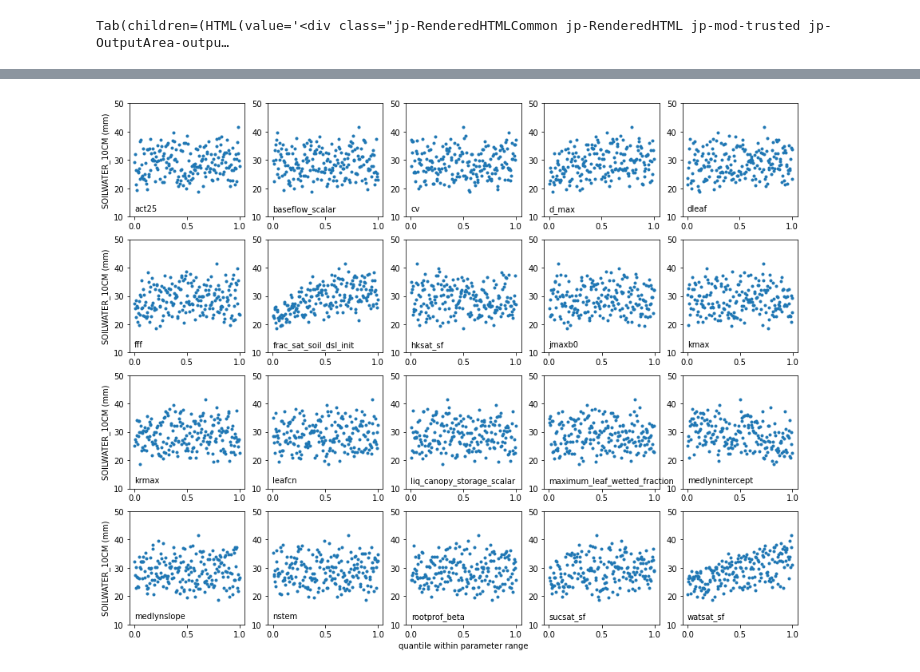
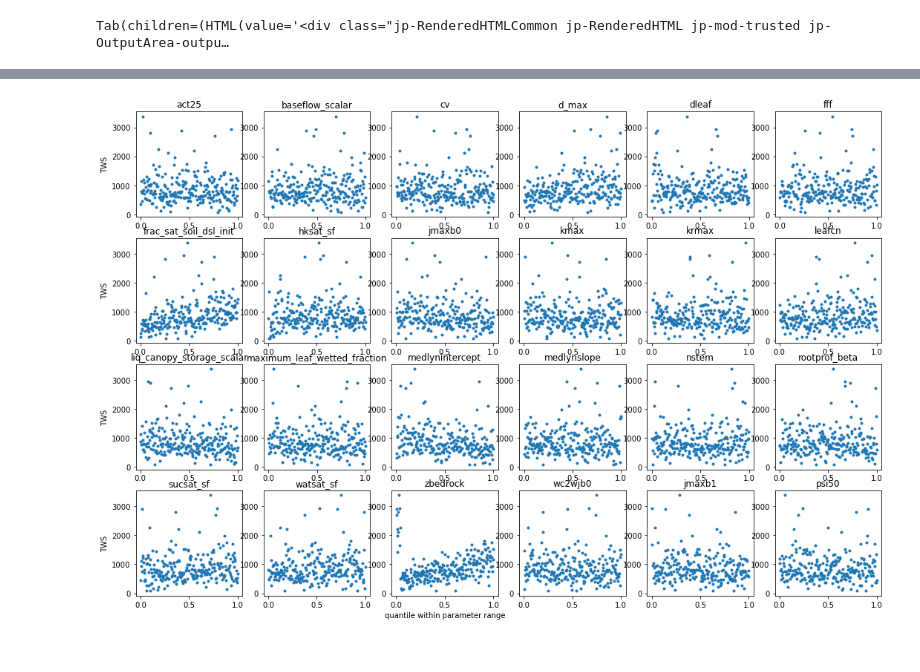
Before and after one commit to djk2120/ppe_tools, a Jupyter notebook: analysis/mpj.ipynb, the cells around one changed output, grey strips where cells are left out. Saved outputs shown, nothing was run; the diff lists cells and outputs as text; code cells hidden in the pictures.

```diff
--- a/analysis/mpj.ipynb
+++ b/analysis/mpj.ipynb
@@ -55,4 +54,0 @@ ds = xr.open_mfdataset(files,combine='nested',concat_dim='ens',parallel=True)
-# %%
-ix = np.arange(len(ds.time))>0 #first timestep is not meaningful
-gpp=ds.FPSN.isel(time=ix).mean(dim='time').compute()
-sw =ds.SOILWATER_10CM.isel(time=ix).mean(dim='time').compute()
@@ -86,13 +55,23 @@ for i,p in enumerate(df.columns[1:]):
-# %%
-plt.figure(figsize=[15,12])
-for i,p in enumerate(df.columns[1:]):
-    plt.subplot(4,5,i+1)
-    plt.plot(df[p],sw[1:],'.')
-    plt.ylim([10,50])
-    plt.text(0,12,p)
-    if i%5==0:
-        plt.ylabel('SOILWATER_10CM (mm)')
-    if i==17:
-        plt.xlabel('quantile within parameter range')
-# %% [output]
-[figure, removed]
+# %%
+def preprocess(ds,singles=False):
+    datavars = ['FPSN','EFLX_LH_TOT','VEGWP','SOILWATER_10CM','TWS','BTRAN','SMP','H2OSOI']
+    onecopy  = ['RAIN','SNOW','FSDS','mcsec']
+    nt = len(ds.time)
+    ix = np.arange(nt)<nt-1 #first timestep is not meaningful
+    if singles:
+        ds2 = ds[onecopy].shift(time=-1).isel(time=ix,lndgrid=0)
+    else:
+        ds2 = ds[datavars].shift(time=-1).isel(time=ix,lndgrid=0)
+    return ds2
+# %%
+ds0 = preprocess(xr.open_dataset(files[0]),singles=True)
+ds = xr.open_mfdataset(files,combine='nested',concat_dim='ens',
+                       parallel=True,preprocess=preprocess)
+for dv in ds0.data_vars:
+    ds[dv]=ds0[dv]
+# %%
+x = ds.TWS.mean(dim='time').compute()
+# %%
+plotter(x)
+# %% [output]
+[figure, added]
```
Also changed, not shown: parts of 6 cells of this notebook.
